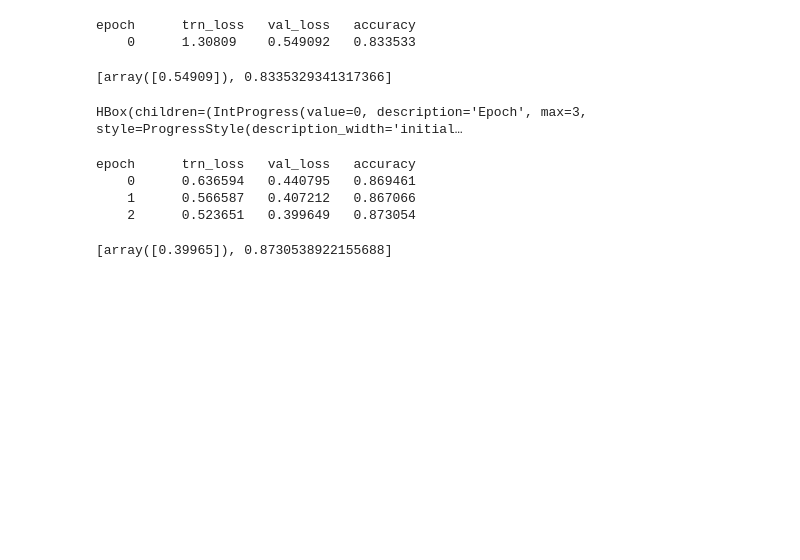
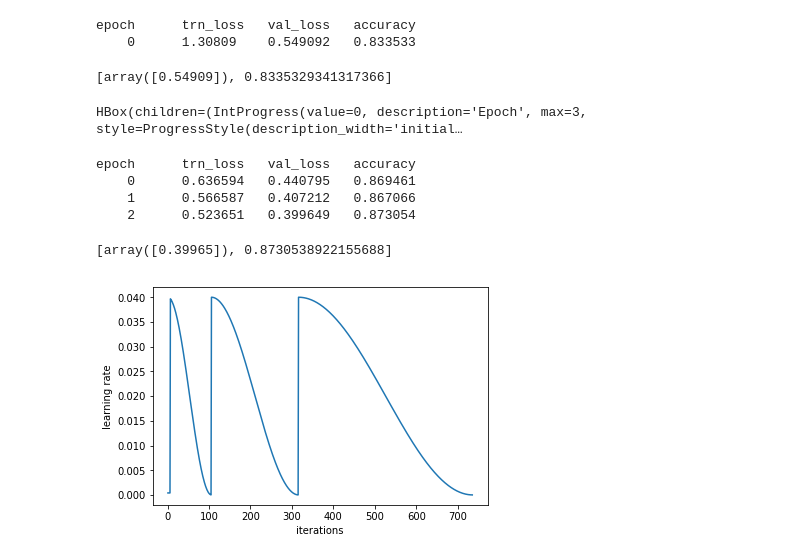
Before and after one commit to srikantvadrevu/neural-networks-practice, a Jupyter notebook: dog-breed-classifier.ipynb, the cells around one changed output. Cells and saved outputs as stored; diff of their text form; code cells hidden in the pictures; blank space fills up the shorter version.

```diff
--- a/dog-breed-classifier.ipynb
+++ b/dog-breed-classifier.ipynb
@@ -140,3 +140,7 @@ epoch      trn_loss   val_loss   accuracy
     1      0.566587   0.407212   0.867066
     2      0.523651   0.399649   0.873054
 [array([0.39965]), 0.8730538922155688]
+# %%
+learn.sched.plot_lr()
+# %% [output]
+[figure, added]
```
Also changed, not shown: parts of 9 cells of this notebook, 2 other files.
